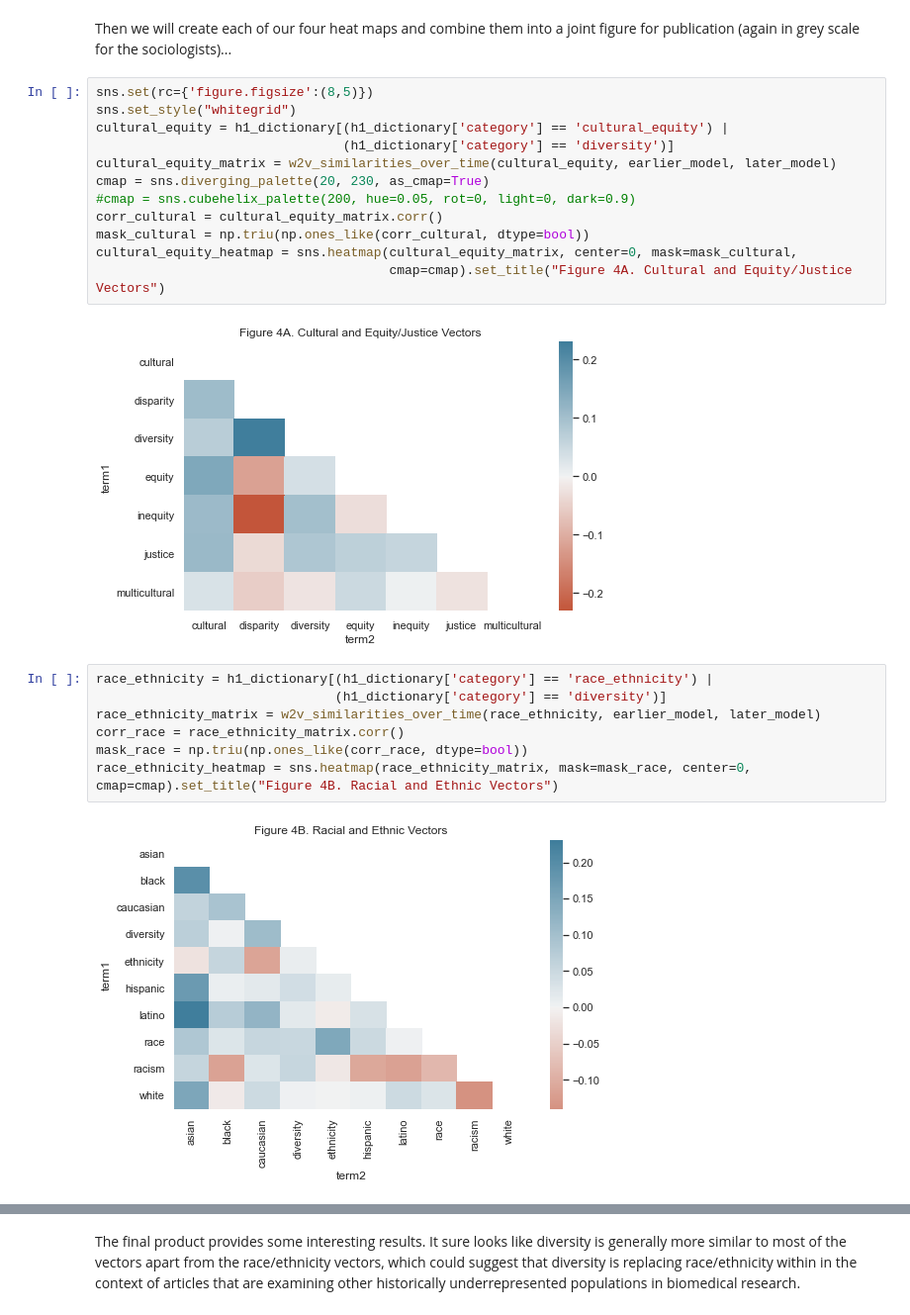
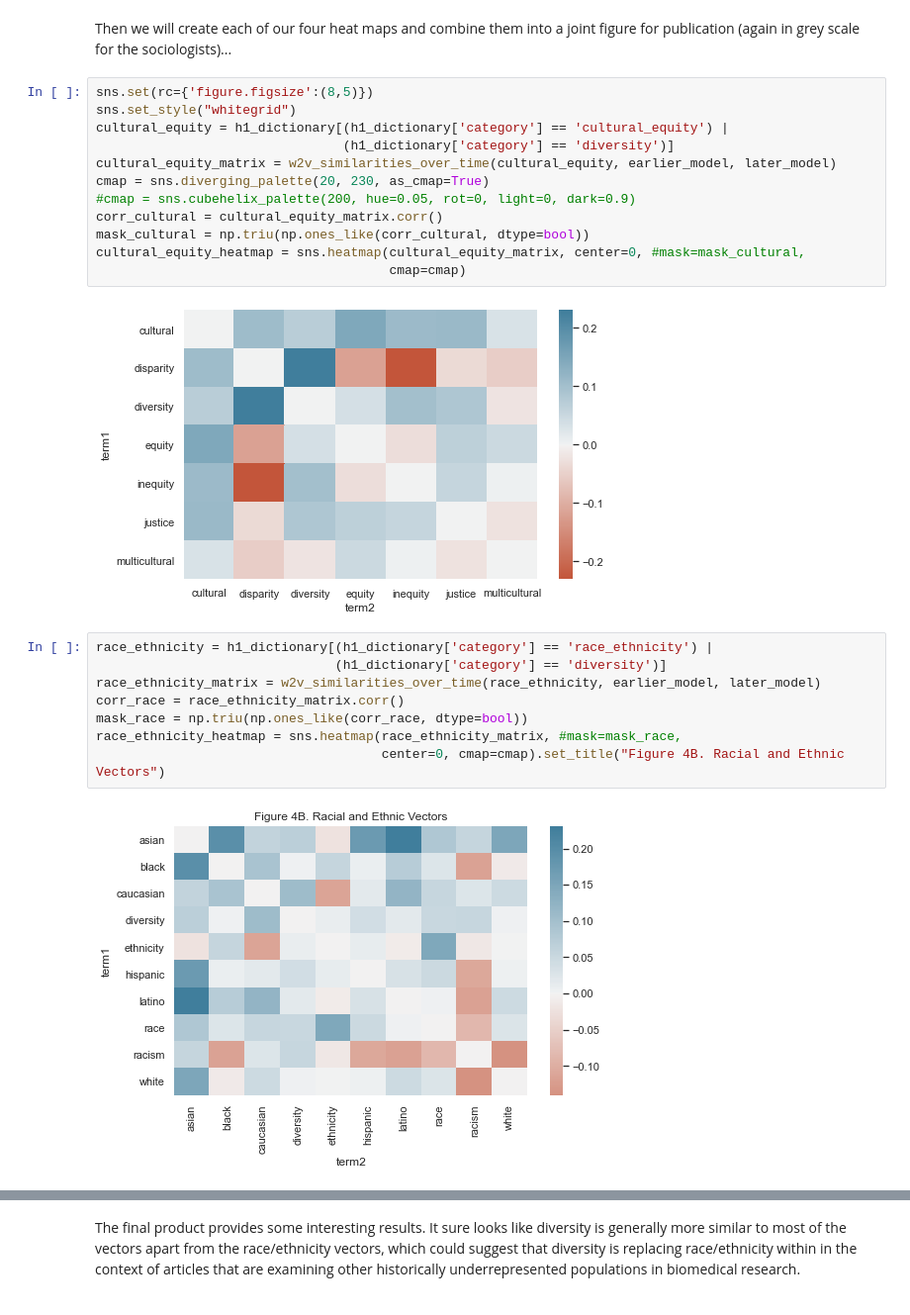
Before and after one commit to brandonleekramer/diversity, a Jupyter notebook: src/03_word_embeddings/02_w2v_results.ipynb, the cells around one changed output, grey strips where cells are left out. Shown: that part at 99% size. Cells and saved outputs as stored; diff of their text form.

Commit message:
updates to figure 5

```diff
--- a/src/03_word_embeddings/02_w2v_results.ipynb
+++ b/src/03_word_embeddings/02_w2v_results.ipynb
@@ -544,26 +544,27 @@ Then we will create each of our four heat maps and combine them into a joint fig
 # %%
 sns.set(rc={'figure.figsize':(8,5)})
 sns.set_style("whitegrid")
 cultural_equity = h1_dictionary[(h1_dictionary['category'] == 'cultural_equity') |
                                 (h1_dictionary['category'] == 'diversity')]
 cultural_equity_matrix = w2v_similarities_over_time(cultural_equity, earlier_model, later_model)
 cmap = sns.diverging_palette(20, 230, as_cmap=True)
 #cmap = sns.cubehelix_palette(200, hue=0.05, rot=0, light=0, dark=0.9)
 corr_cultural = cultural_equity_matrix.corr()
 mask_cultural = np.triu(np.ones_like(corr_cultural, dtype=bool))
-cultural_equity_heatmap = sns.heatmap(cultural_equity_matrix, center=0, mask=mask_cultural,
-                                      cmap=cmap).set_title("Figure 4A. Cultural and Equity/Justice Vectors")
+cultural_equity_heatmap = sns.heatmap(cultural_equity_matrix, center=0, #mask=mask_cultural,
+                                      cmap=cmap)
 # %% [output]
-[figure, old version]
+[figure, new version]
 # %%
 race_ethnicity = h1_dictionary[(h1_dictionary['category'] == 'race_ethnicity') |
                                (h1_dictionary['category'] == 'diversity')]
 race_ethnicity_matrix = w2v_similarities_over_time(race_ethnicity, earlier_model, later_model)
 corr_race = race_ethnicity_matrix.corr()
 mask_race = np.triu(np.ones_like(corr_race, dtype=bool))
-race_ethnicity_heatmap = sns.heatmap(race_ethnicity_matrix, mask=mask_race, center=0, cmap=cmap).set_title("Figure 4B. Racial and Ethnic Vectors")
+race_ethnicity_heatmap = sns.heatmap(race_ethnicity_matrix, #mask=mask_race,
+                                     center=0, cmap=cmap).set_title("Figure 4B. Racial and Ethnic Vectors")
 # %% [output]
-[figure, old version]
+[figure, new version]
 # %%
 gender_sexuality = h1_dictionary[(h1_dictionary['category'] == 'gender_sexuality') |
                                  (h1_dictionary['category'] == 'diversity')]
```
Also changed, not shown: parts of 4 cells of this notebook.
